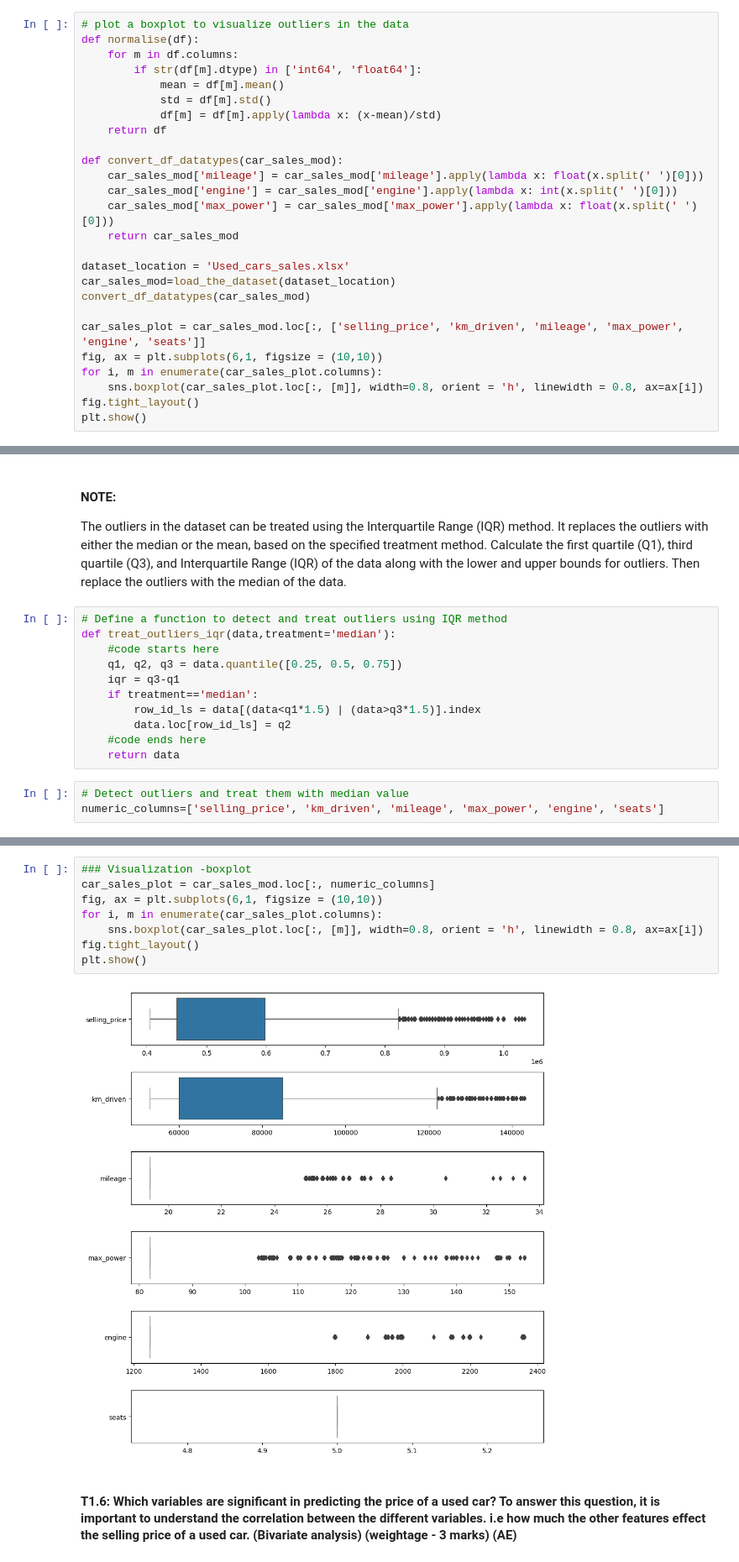
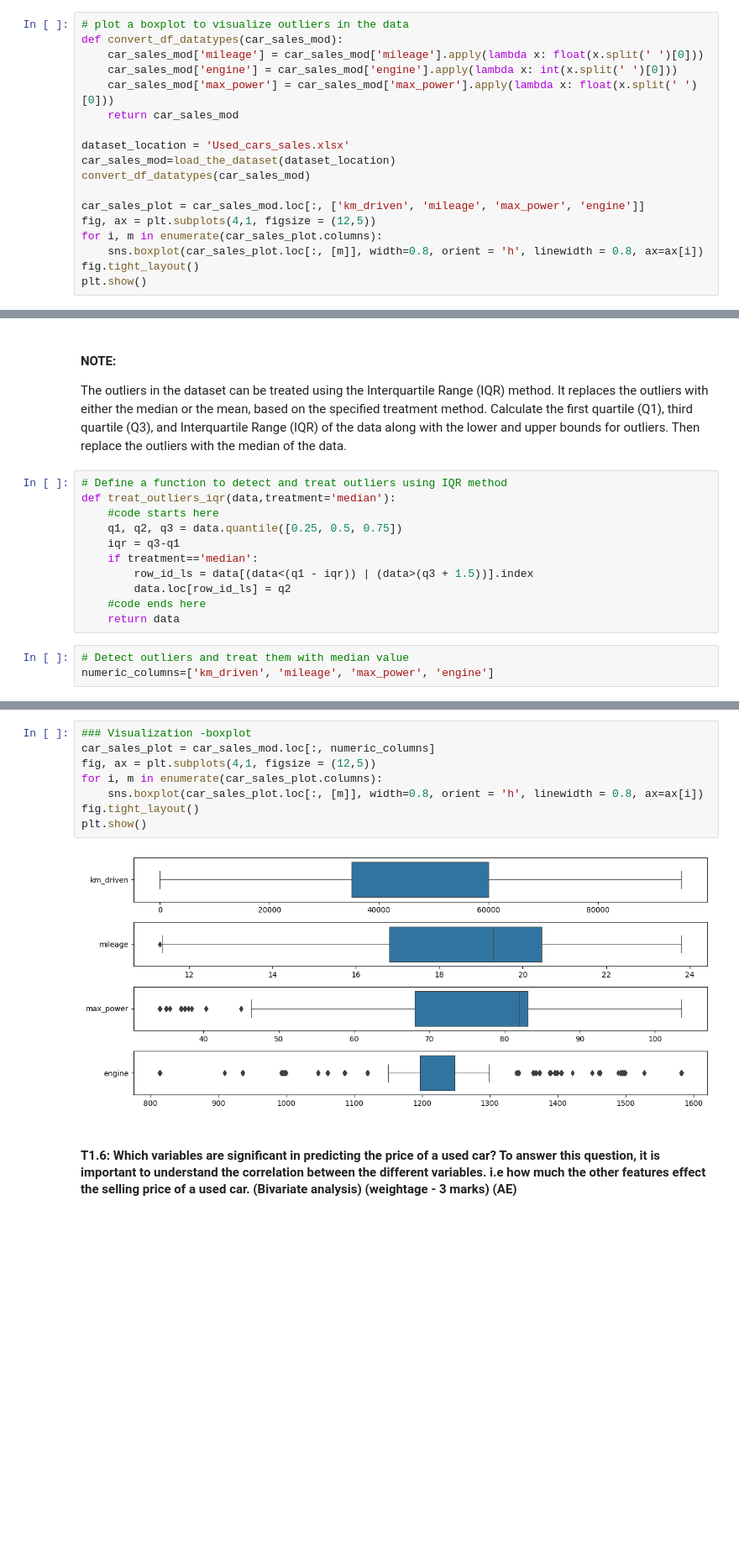
Before and after one commit to Ujjwal-Atghara/linear_regression_lumen, a Jupyter notebook: Assessment.ipynb, the cells around one changed output, grey strips where cells are left out. Shown at 84% size. Saved outputs shown, nothing was run; the diff lists cells and outputs as text; blank space fills up the shorter version.

```diff
--- a/Assessment.ipynb
+++ b/Assessment.ipynb
@@ -218,14 +218,6 @@ dtype: int64
 The `sns.boxplot()` function in Seaborn is used to create a box plot visualization, which is a convenient way to visually summarize the distribution of numerical data and identify outliers. Using this detect the outliers in the `car_sales` dataframe.
 # %%
 # plot a boxplot to visualize outliers in the data
-def normalise(df):
-    for m in df.columns:
-        if str(df[m].dtype) in ['int64', 'float64']:
-            mean = df[m].mean()
-            std = df[m].std()
-            df[m] = df[m].apply(lambda x: (x-mean)/std)
-    return df
-
 def convert_df_datatypes(car_sales_mod):
     car_sales_mod['mileage'] = car_sales_mod['mileage'].apply(lambda x: float(x.split(' ')[0]))
     car_sales_mod['engine'] = car_sales_mod['engine'].apply(lambda x: int(x.split(' ')[0]))
@@ -236,8 +228,8 @@ dataset_location = 'Used_cars_sales.xlsx'
 car_sales_mod=load_the_dataset(dataset_location)
 convert_df_datatypes(car_sales_mod)
 
-car_sales_plot = car_sales_mod.loc[:, ['selling_price', 'km_driven', 'mileage', 'max_power', 'engine', 'seats']]
-fig, ax = plt.subplots(6,1, figsize = (10,10))
+car_sales_plot = car_sales_mod.loc[:, ['km_driven', 'mileage', 'max_power', 'engine']]
+fig, ax = plt.subplots(4,1, figsize = (12,5))
 for i, m in enumerate(car_sales_plot.columns):
     sns.boxplot(car_sales_plot.loc[:, [m]], width=0.8, orient = 'h', linewidth = 0.8, ax=ax[i])
 fig.tight_layout()
@@ -256,13 +248,13 @@ def treat_outliers_iqr(data,treatment='median'):
     q1, q2, q3 = data.quantile([0.25, 0.5, 0.75])
     iqr = q3-q1
     if treatment=='median':
-        row_id_ls = data[(data<q1*1.5) | (data>q3*1.5)].index
+        row_id_ls = data[(data<(q1 - iqr)) | (data>(q3 + 1.5))].index
         data.loc[row_id_ls] = q2
     #code ends here
     return data
 # %%
 # Detect outliers and treat them with median value
-numeric_columns=['selling_price', 'km_driven', 'mileage', 'max_power', 'engine', 'seats']
+numeric_columns=['km_driven', 'mileage', 'max_power', 'engine']
 # %%
 # Display the treated DataFrame
 for column in numeric_columns:
@@ -273,13 +286,13 @@ for column in numeric_columns:
 # %%
 ### Visualization -boxplot
 car_sales_plot = car_sales_mod.loc[:, numeric_columns]
-fig, ax = plt.subplots(6,1, figsize = (10,10))
+fig, ax = plt.subplots(4,1, figsize = (12,5))
 for i, m in enumerate(car_sales_plot.columns):
     sns.boxplot(car_sales_plot.loc[:, [m]], width=0.8, orient = 'h', linewidth = 0.8, ax=ax[i])
 fig.tight_layout()
 plt.show()
 # %% [output]
-[figure, old version]
+[figure, new version]
 # %% [markdown]
 #### T1.6: Which variables are significant in predicting the price of a used car? To answer this question, it is important to understand the correlation between the different variables. i.e how much the other features effect the selling price of a used car. (Bivariate analysis) (weightage - 3 marks)               (AE)
 # %% [markdown]
```
Also changed, not shown: parts of 27 cells of this notebook, 1 other file.
